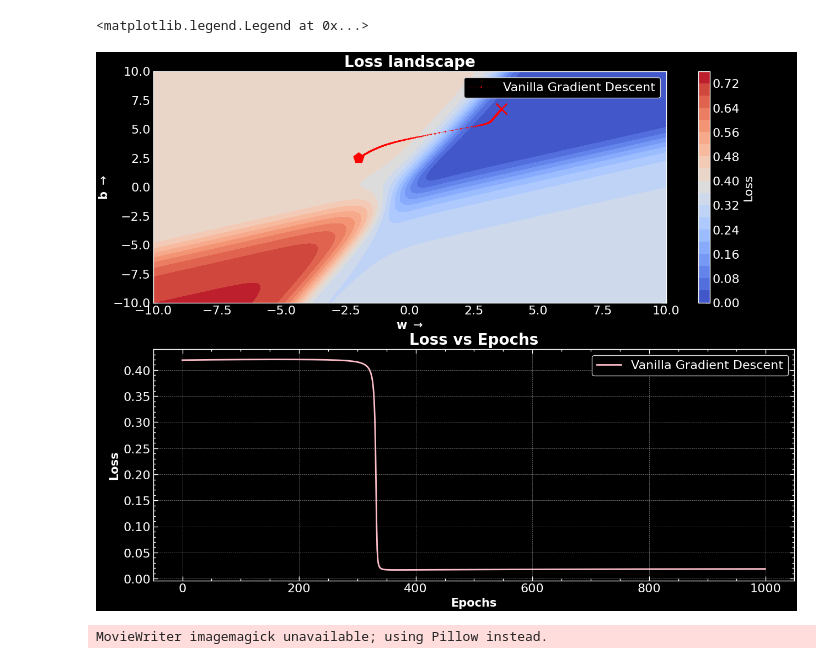
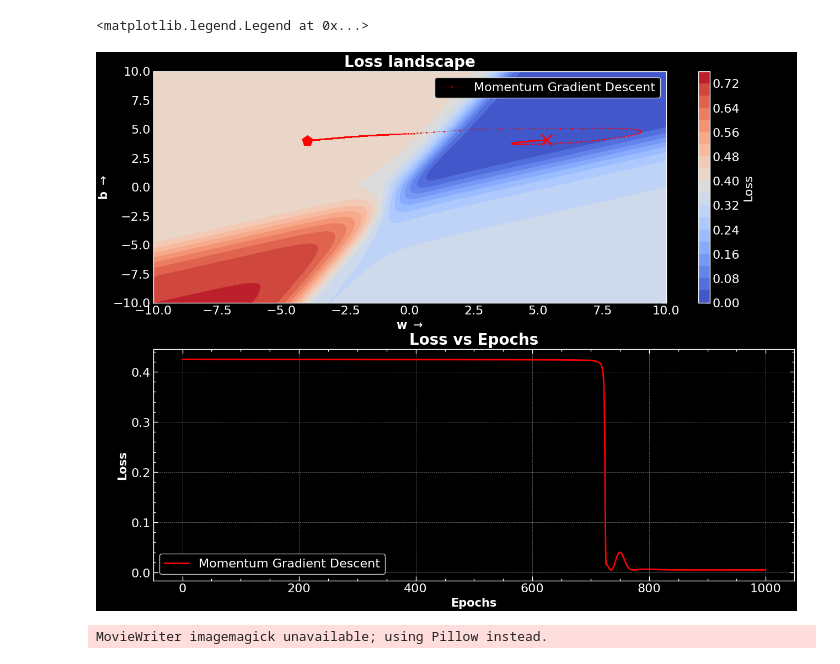
Before and after one commit to ScientificArchisman/Numerical-methods, a Jupyter notebook: Optimisation_algorithms/optim.ipynb, the cells around one changed output. Drawn from its saved outputs; the diff is of its cells as text; code cells hidden in the pictures.

Commit message:
added momentum GD

```diff
--- a/Optimisation_algorithms/optim.ipynb
+++ b/Optimisation_algorithms/optim.ipynb
@@ -74,7 +74,11 @@ class SigMoidOptimiser:
         v_w, b_w = 0., 0. # Initialising the velocity
 
         for idx in range(epochs):
-            dw, db = self.calc_gradient()
+            dw, db = 0.0, 0.0
+
+            for x, y in zip(self.xtrue, self.ytrue):
+                dw += self.grad_w(self.w, self.b, x, y)
+                db += self.grad_b(self.w, self.b, x, y)
 
             # Look at the history of the gradients
             v_w = gamma * v_w + lr * dw
@@ -86,8 +90,7 @@ class SigMoidOptimiser:
             bs[idx] = self.b # Append the new b value
 
             # Calculate the new predictions and loss
-            self.yhat = self.calc_sigmoid(self.xtrue, self.w, self.b)
-            self.losses[idx] = self.loss()
+            self.losses[idx] = self.loss(self.w, self.b) # Calculate the new loss
         return self.losses, ws, bs
 
     def do_nesterov_accelerated_gradient_descent(self, lr = 0.02, epochs = 100, gamma = 0.9, starting_point = (-4, -4)):
@@ -149,29 +152,29 @@ sig = SigMoidOptimiser(xtrue, ytrue)
 # %%
 fig, ax = plt.subplots(2, 1, figsize=(15, 12))
 ax1, ax2 = ax.ravel()
 
 
 loss_matrix, w_vals, b_vals = sig.plot_loss_landscape(fig, ax1)
-losses_VGD, ws_VGD, bs_VGD = sig.do_vanilla_gradient_descent(lr = 1.0, epochs = 1000, starting_point=(-2, 2.5))
-# losses_MGD, ws_MGD, bs_MGD = sig.do_momentum_gradient_descent(lr = 0.02, epochs = 10000, gamma = 0.5, starting_point=(-4, 4))
+# losses_VGD, ws_VGD, bs_VGD = sig.do_vanilla_gradient_descent(lr = 1.0, epochs = 1000, starting_point=(-2, 2.5))
+losses_MGD, ws_MGD, bs_MGD = sig.do_momentum_gradient_descent(lr = 1.0, epochs = 1000, gamma = 0.9, starting_point=(-4, 4))
 # losses_NMGD, ws_NMGD, bs_NMGD = sig.do_nesterov_accelerated_gradient_descent(lr = 0.02, epochs = 1000, gamma = 0.5)
 
-sig.trace_path(ws_VGD, bs_VGD, "red", "Vanilla Gradient Descent", ax1)
+# sig.trace_path(ws_VGD, bs_VGD, "red", "Vanilla Gradient Descent", ax1)
 
-# sig.trace_path(ws_MGD, bs_MGD, "red", "Momentum Gradient Descent", fig, ax1)
+sig.trace_path(ws_MGD, bs_MGD, "red", "Momentum Gradient Descent", ax1)
 # sig.trace_path(ws_NMGD, bs_NMGD, "green", "NAG", fig, ax1)
 
 
-ax2.plot(losses_VGD, label = "Vanilla Gradient Descent", color = "pink")
-# ax2.plot(losses_MGD, label = "Momentum Gradient Descent", color = "red")
+# ax2.plot(losses_VGD, label = "Vanilla Gradient Descent", color = "pink")
+ax2.plot(losses_MGD, label = "Momentum Gradient Descent", color = "red")
 # ax2.plot(losses_NMGD, label = "NAG", color = "green")
 ax2.set_xlabel("Epochs", fontsize = 15, fontweight = "bold")
 ax2.set_ylabel("Loss", fontsize = 15, fontweight = "bold")
 ax2.set_title("Loss vs Epochs", fontsize = 20, fontweight = "bold")
 ax2.legend()
 # %% [output]
 <matplotlib.legend.Legend at 0x...>
-[figure, old version]
+[figure, new version]
 # %%
 fig, ax = plt.subplots(2, 1, figsize=(15, 12))
 
```
Also changed, not shown: 1 other file.
